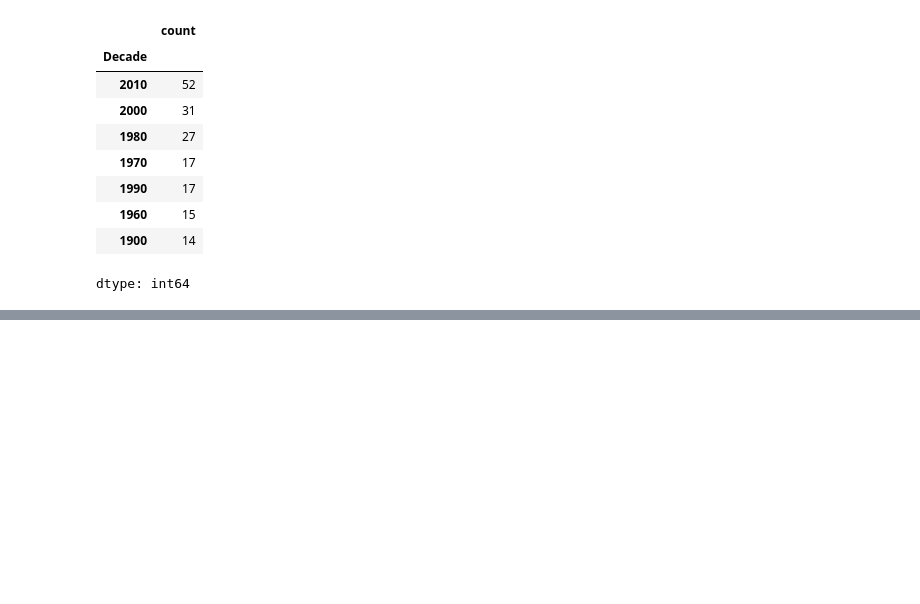
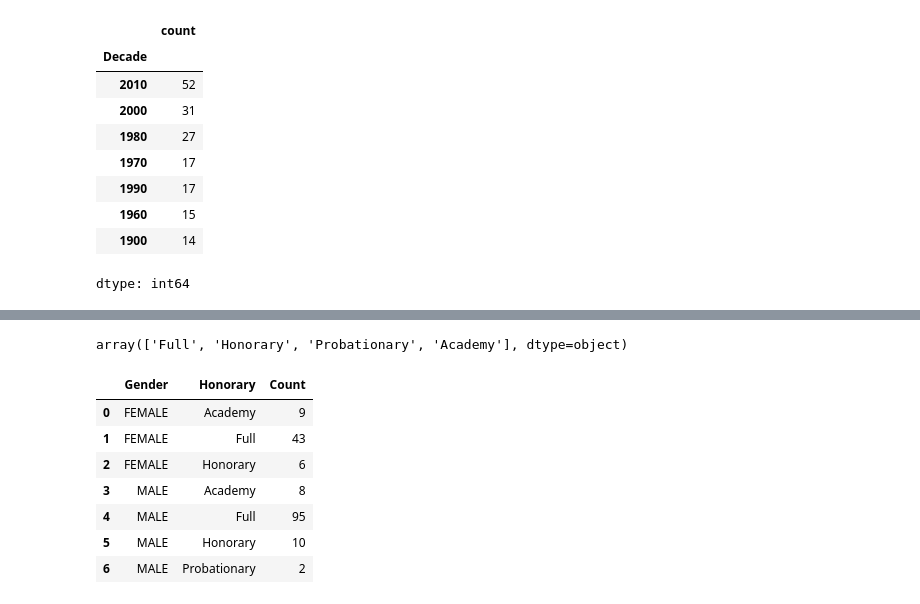
Before and after one commit to viktoruebelhart/avengers, a Jupyter notebook: avengers.ipynb, the cells around one changed output, grey strips where cells are left out. Drawn from its saved outputs; the diff is of its cells as text; code cells hidden in the pictures; blank space fills up the shorter version.

```diff
--- a/avengers.ipynb
+++ b/avengers.ipynb
@@ -484,0 +505,18 @@ dtype: int64
+# %%
+df['Honorary'].unique()
+# %% [output]
+array(['Full', 'Honorary', 'Probationary', 'Academy'], dtype=object)
+# %%
+#Group by Honorary and Gender
+df_gender_honorary = df.groupby(['Gender', 'Honorary']).size().reset_index(name='Count')
+
+df_gender_honorary
+# %% [output]
+|  | Gender | Honorary | Count |
+| 0 | FEMALE | Academy | 9 |
+| 1 | FEMALE | Full | 43 |
+| 2 | FEMALE | Honorary | 6 |
+| 3 | MALE | Academy | 8 |
+| 4 | MALE | Full | 95 |
+| 5 | MALE | Honorary | 10 |
+| 6 | MALE | Probationary | 2 |
```
Also changed, not shown: parts of 3 cells of this notebook.
